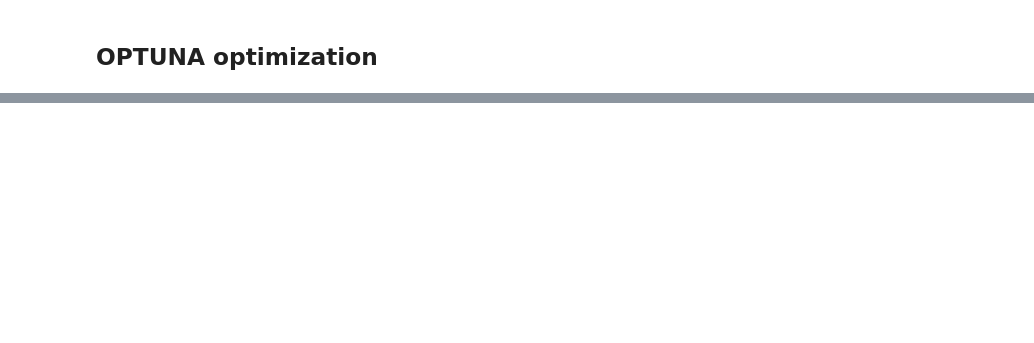
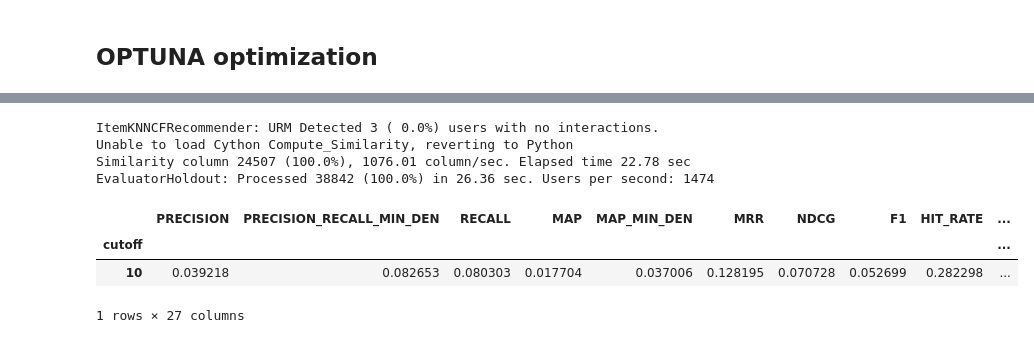
Before and after one commit to MatteoPancini/Recsys-Challenge-2022, a Jupyter notebook: Hyperparameter Tuning/ItemKNNCF.ipynb, the cells around one changed output, grey strips where cells are left out. Drawn from its saved outputs; the diff is of its cells as text; code cells hidden in the pictures; blank space fills up the shorter version.

```diff
--- a/Hyperparameter Tuning/ItemKNNCF.ipynb
+++ b/Hyperparameter Tuning/ItemKNNCF.ipynb
@@ -251 +282,17 @@ EvaluatorHoldout: Processed 40120 (100.0%) in 14.43 sec. Users per second: 2779
 1 rows × 27 columns
+# %%
+recommender_try = ItemKNNCFRecommender(URM_train)
+recommender_try.fit(topK=155, shrink=60.835282444940944)
+
+
+result_df, _ = evaluator_validation.evaluateRecommender(recommender_try)
+result_df
+# %% [output]
+ItemKNNCFRecommender: URM Detected 3 ( 0.0%) users with no interactions.
+Unable to load Cython Compute_Similarity, reverting to Python
+Similarity column 24507 (100.0%), 1076.01 column/sec. Elapsed time 22.78 sec
+EvaluatorHoldout: Processed 38842 (100.0%) in 26.36 sec. Users per second: 1474
+|  | PRECISION | PRECISION_RECALL_MIN_DEN | RECALL | MAP | MAP_MIN_DEN | MRR | NDCG | F1 | HIT_RATE | ... |
+| cutoff |  |  |  |  |  |  |  |  |  | ... |
+| 10 | 0.039218 | 0.082653 | 0.080303 | 0.017704 | 0.037006 | 0.128195 | 0.070728 | 0.052699 | 0.282298 | ... |
+1 rows × 27 columns
```
Also changed, not shown: parts of 18 cells of this notebook, 3 other files.
